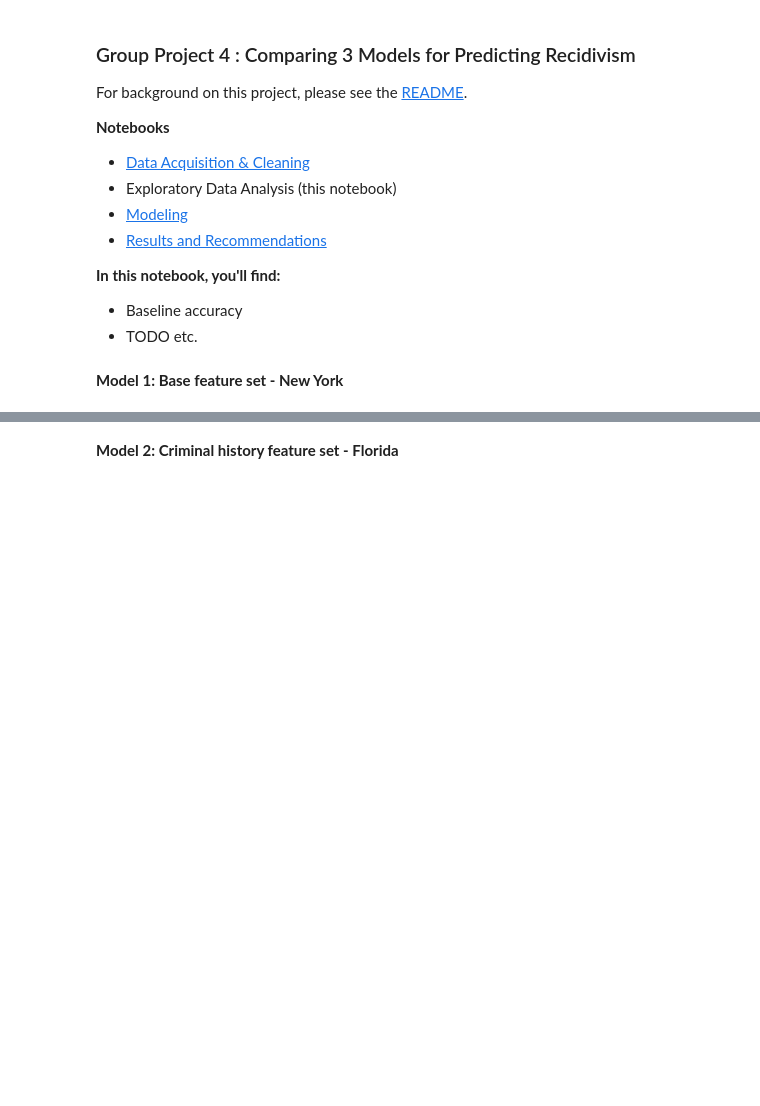
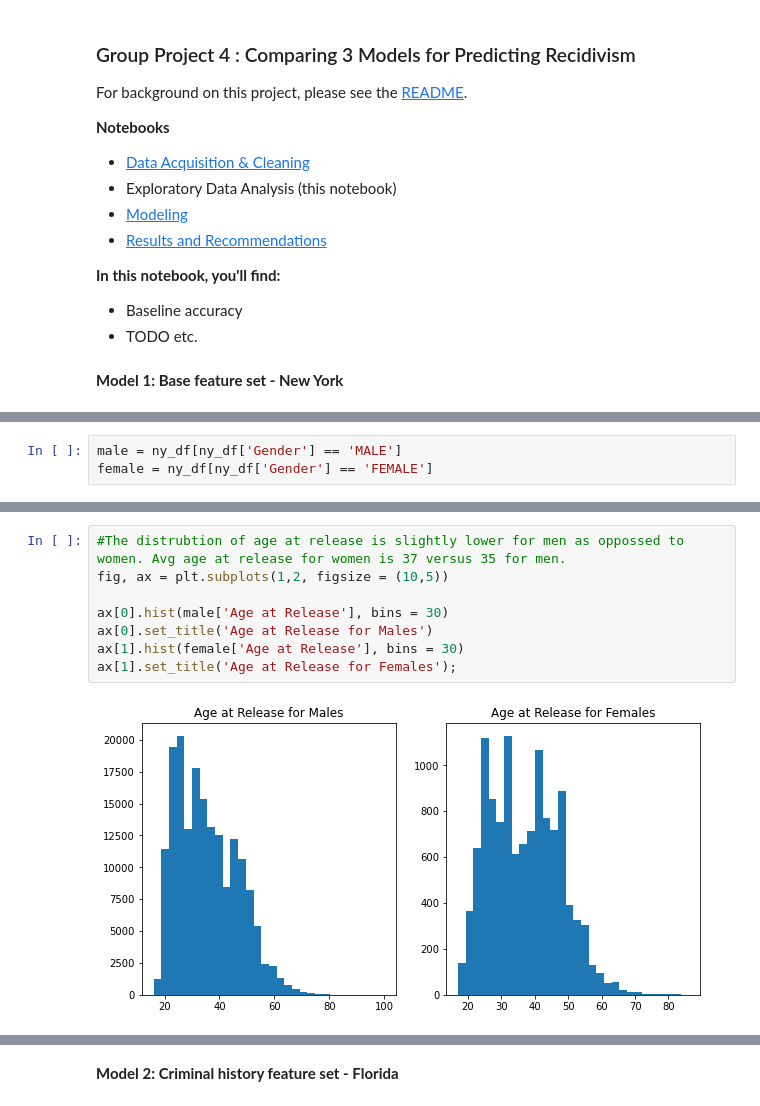
Before and after one commit to ga-dsi-822-group4/recidivism, a Jupyter notebook: notebooks/02_eda.ipynb, the cells around one changed output, grey strips where cells are left out. Drawn from its saved outputs; the diff is of its cells as text; blank space fills up the shorter version.

```diff
--- a/notebooks/02_eda.ipynb
+++ b/notebooks/02_eda.ipynb
@@ -16,0 +88,3 @@ For background on this project, please see the [README](../README.md).
+# %%
+male = ny_df[ny_df['Gender'] == 'MALE']
+female = ny_df[ny_df['Gender'] == 'FEMALE']
@@ -16,0 +126,10 @@ For background on this project, please see the [README](../README.md).
+# %%
+#The distrubtion of age at release is slightly lower for men as oppossed to women. Avg age at release for women is 37 versus 35 for men.
+fig, ax = plt.subplots(1,2, figsize = (10,5))
+
+ax[0].hist(male['Age at Release'], bins = 30)
+ax[0].set_title('Age at Release for Males')
+ax[1].hist(female['Age at Release'], bins = 30)
+ax[1].set_title('Age at Release for Females');
+# %% [output]
+[figure, added]
```
Also changed, not shown: parts of 18 cells of this notebook, 2 other files.
